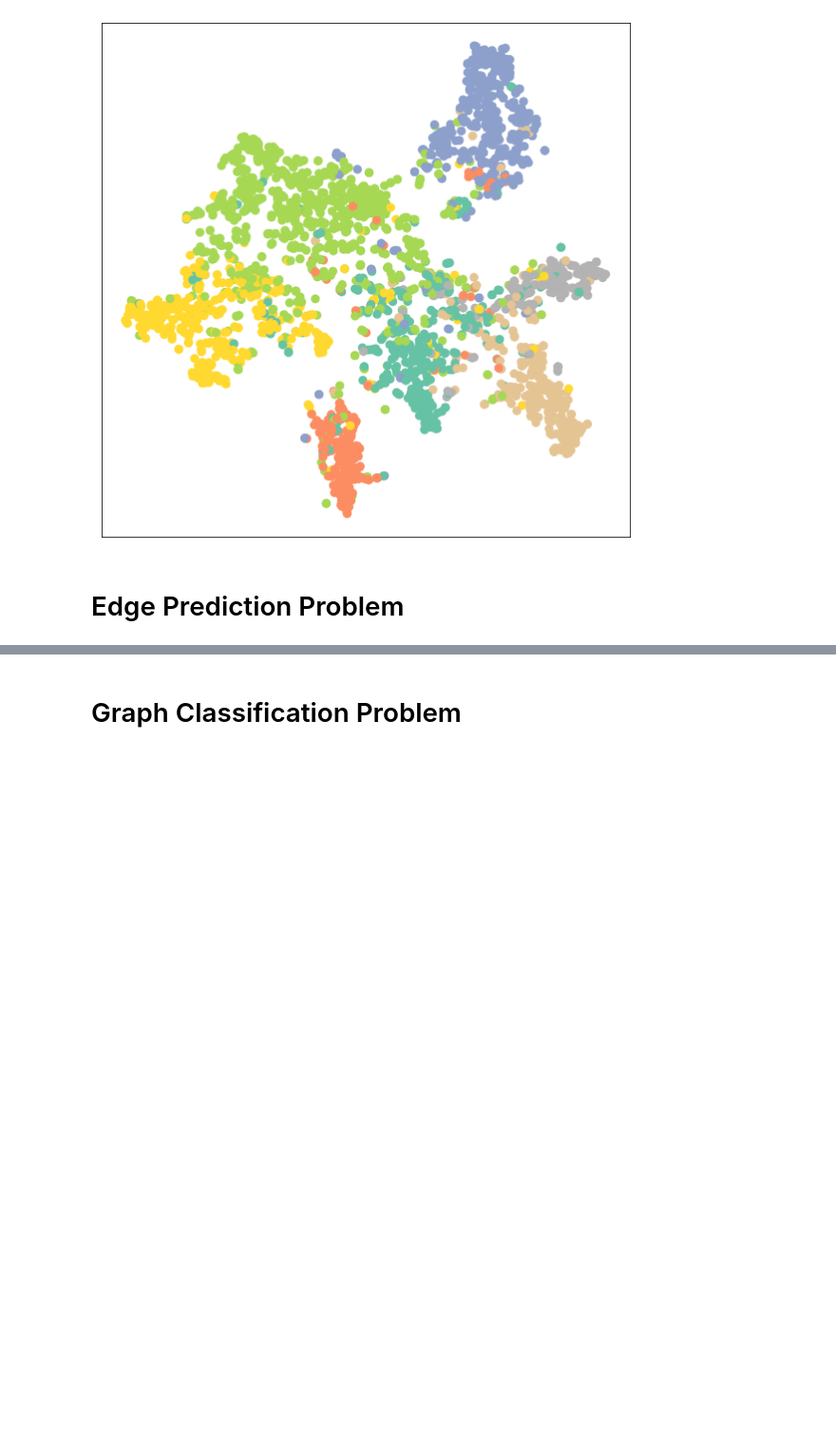
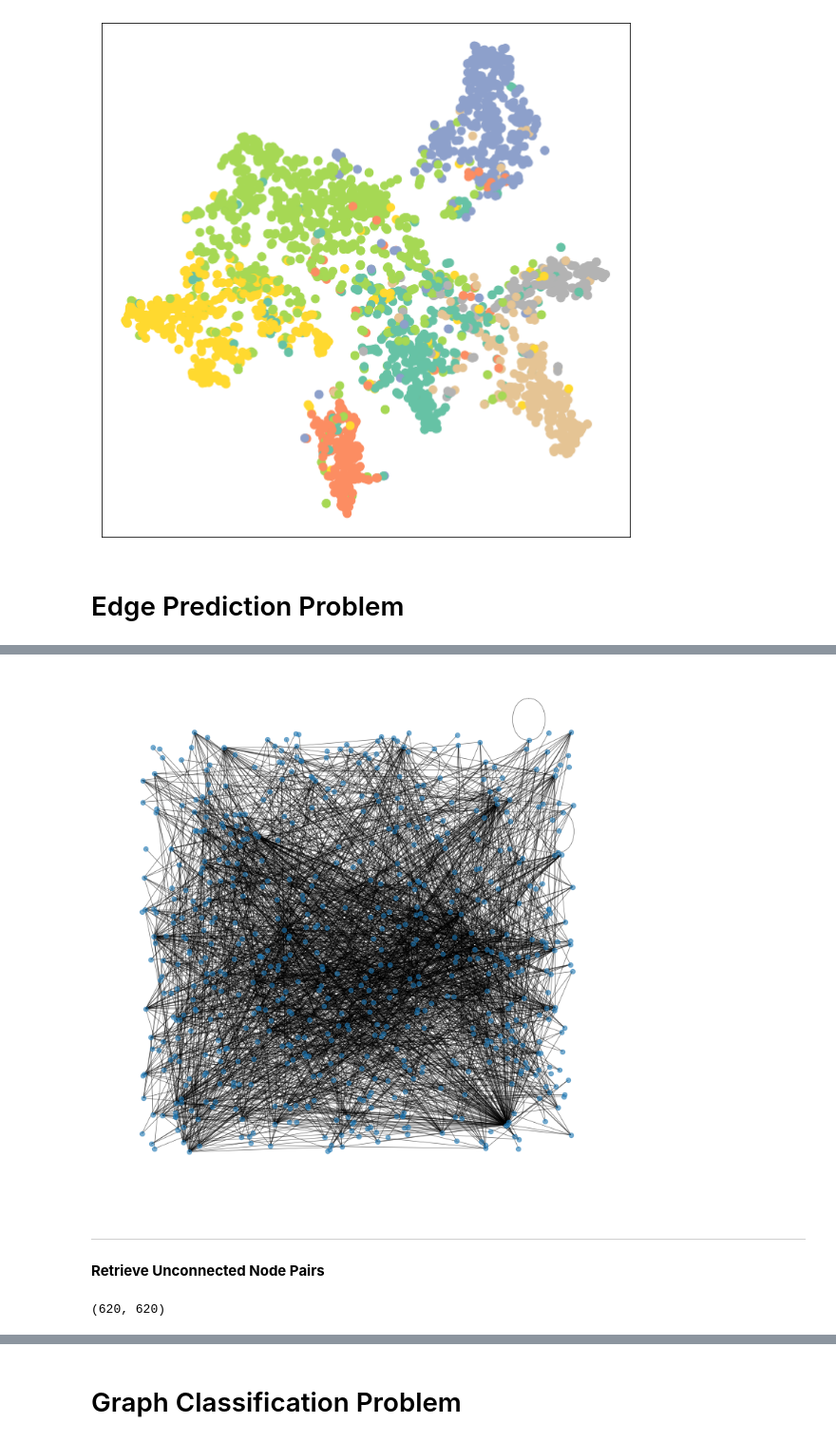
Before and after one commit to cmpe130weifeng/cmpe258_graph, a Jupyter notebook: graph.ipynb, the cells around one changed output, grey strips where cells are left out. Shown at 95% size. Cells and saved outputs as stored; diff of their text form; code cells hidden in the pictures; blank space fills up the shorter version.

```diff
--- a/graph.ipynb
+++ b/graph.ipynb
@@ -470,0 +494,10 @@ visualize(out, color=data.y)
+# %%
+# load nodes details
+with open("/content/drive/MyDrive/Cmpe_deep_learning/hw/data/fb-pages-food.nodes") as f:
+    fb_nodes = f.read().splitlines()
+
+# load edges (or links)
+with open("/content/drive/MyDrive/Cmpe_deep_learning/hw/data/fb-pages-food.edges") as f:
+    fb_links = f.read().splitlines()
+
+len(fb_nodes), len(fb_links)
@@ -470,0 +510,10 @@ visualize(out, color=data.y)
+# %%
+# captture nodes in 2 separate lists
+node_list_1 = []
+node_list_2 = []
+
+for i in tqdm(fb_links):
+  node_list_1.append(i.split(',')[0])
+  node_list_2.append(i.split(',')[1])
+
+fb_df = pd.DataFrame({'node_1': node_list_1, 'node_2': node_list_2})
@@ -470,0 +529,18 @@ visualize(out, color=data.y)
+# %%
+# create graph
+G = nx.from_pandas_edgelist(fb_df, "node_1", "node_2",
+                            create_using=nx.Graph())
+# %%
+# plot graph
+plt.figure(figsize=(10,10))
+
+pos = nx.random_layout(G, seed=23)
+nx.draw(G, with_labels=False,  pos = pos, node_size = 40, alpha = 0.6, width = 0.7)
+
+plt.show()
+# %% [output]
+[figure, added]
+# %% [markdown]
+--------------
+# %% [markdown]
+**Retrieve Unconnected Node Pairs**
@@ -470,0 +557,4 @@ visualize(out, color=data.y)
+# %%
+adj_G.shape
+# %% [output]
+(620, 620)
```
Also changed, not shown: parts of 33 cells of this notebook.
